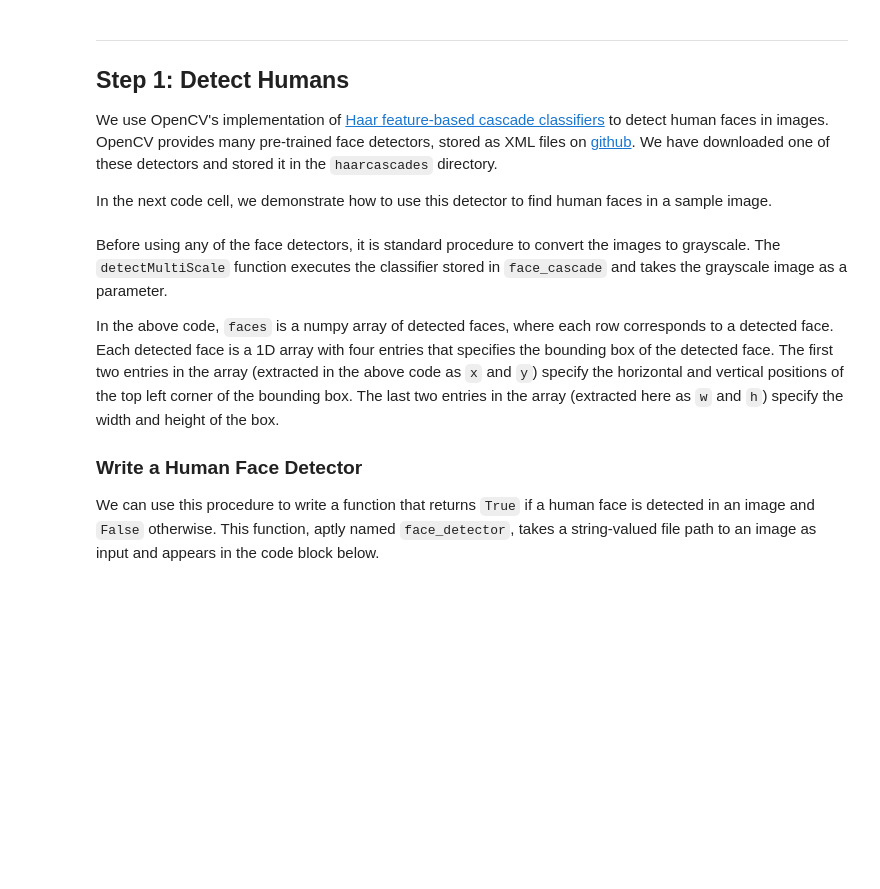
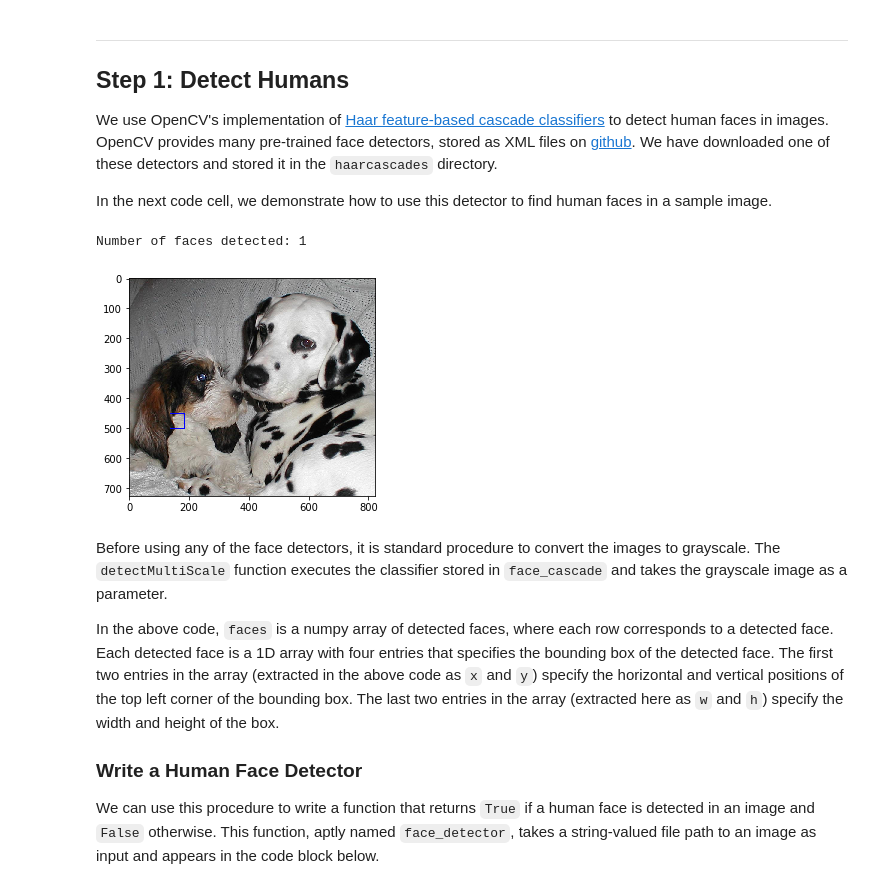
Before and after one commit to carlosmertens/dog-project, a Jupyter notebook: dog_app.ipynb, the cells around one changed output. Drawn from its saved outputs; the diff is of its cells as text; code cells hidden in the pictures; blank space fills up the shorter version.

```diff
--- a/dog_app.ipynb
+++ b/dog_app.ipynb
@@ -114,33 +114,38 @@ In the next code cell, we demonstrate how to use this detector to find human fac
 # %%
 import cv2
 import matplotlib.pyplot as plt
 %matplotlib inline
 
 # extract pre-trained face detector
 face_cascade = cv2.CascadeClassifier('haarcascades/haarcascade_frontalface_alt.xml')
 
 # load color (BGR) image
-img = cv2.imread(human_files[3])
+#img = cv2.imread(human_files[3])
+img = cv2.imread('dogImages/train/057.Dalmatian/Dalmatian_04086.jpg')  # Test: Try false result image
+
 # convert BGR image to grayscale
 gray = cv2.cvtColor(img, cv2.COLOR_BGR2GRAY)
 
 # find faces in image
 faces = face_cascade.detectMultiScale(gray)
 
 # print number of faces detected in the image
 print('Number of faces detected:', len(faces))
 
 # get bounding box for each detected face
 for (x,y,w,h) in faces:
     # add bounding box to color image
     cv2.rectangle(img,(x,y),(x+w,y+h),(255,0,0),2)
 
 # convert BGR image to RGB for plotting
 cv_rgb = cv2.cvtColor(img, cv2.COLOR_BGR2RGB)
 
 # display the image, along with bounding box
 plt.imshow(cv_rgb)
 plt.show()
+# %% [output]
+Number of faces detected: 1
+[figure, added]
 # %% [markdown]
 Before using any of the face detectors, it is standard procedure to convert the images to grayscale.  The `detectMultiScale` function executes the classifier stored in `face_cascade` and takes the grayscale image as a parameter.
 
```
Also changed, not shown: parts of 3 cells of this notebook.
